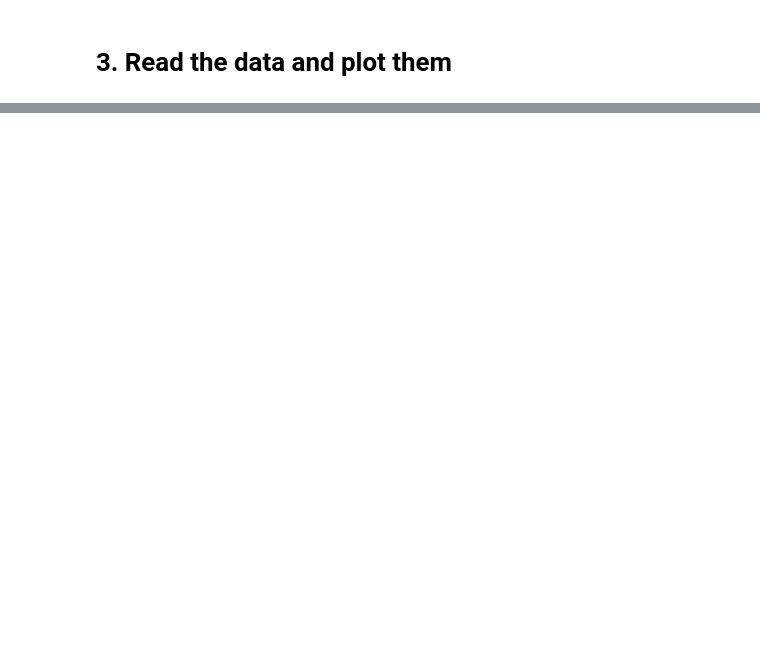
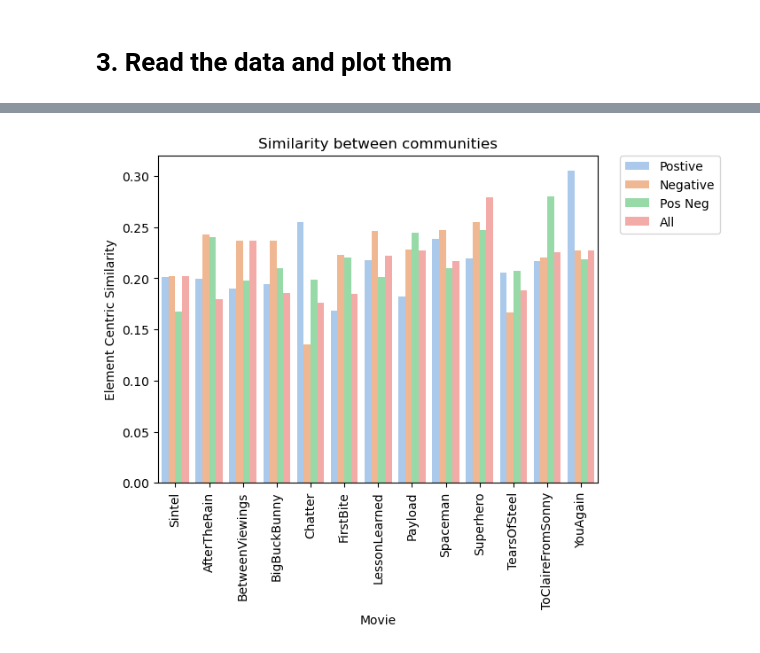
Before and after one commit to silviiaromanato/HigherOrder, a Jupyter notebook: Code/features/louvain_features.ipynb, the cells around one changed output, grey strips where cells are left out. Drawn from its saved outputs; the diff is of its cells as text; code cells hidden in the pictures; blank space fills up the shorter version.

```diff
--- a/Code/features/louvain_features.ipynb
+++ b/Code/features/louvain_features.ipynb
@@ -207,0 +50,23 @@ Name: 0, dtype: float64
+# %%
+df = pd.DataFrame(columns = ['Movie', 'Sim Score', 'Type'])
+
+for movie in movies:
+    sim_mtx = pd.read_csv(f'/Users/silviaromanato/Desktop/SEMESTER_PROJECT/Material/Output/louvain/{movie}_sim_mtx.csv', header = None)[0]
+    type = ['Postive', 'Negative', 'Pos Neg', 'All']
+    movie = movie
+    df_single = pd.DataFrame({'Movie': movie, 'Sim Score': sim_mtx[1:], 'Type': type})
+
+    # concatenate all dataframes
+    df = pd.concat([df, df_single])
+# %%
+# create a barplot
+palette = sns.color_palette("pastel")
+sns.barplot(x = 'Movie', y = 'Sim Score', hue = 'Type', data = df, palette = palette)
+plt.xticks(rotation = 90)
+plt.legend(bbox_to_anchor=(1.05, 1), loc=2, borderaxespad=0.)
+# the y axis is the similarity score: Element Centric Similarity
+plt.ylabel('Element Centric Similarity')
+plt.title('Similarity between communities')
+plt.show()
+# %% [output]
+[figure, added]
```
Also changed, not shown: parts of 14 cells of this notebook, 1 other file.
